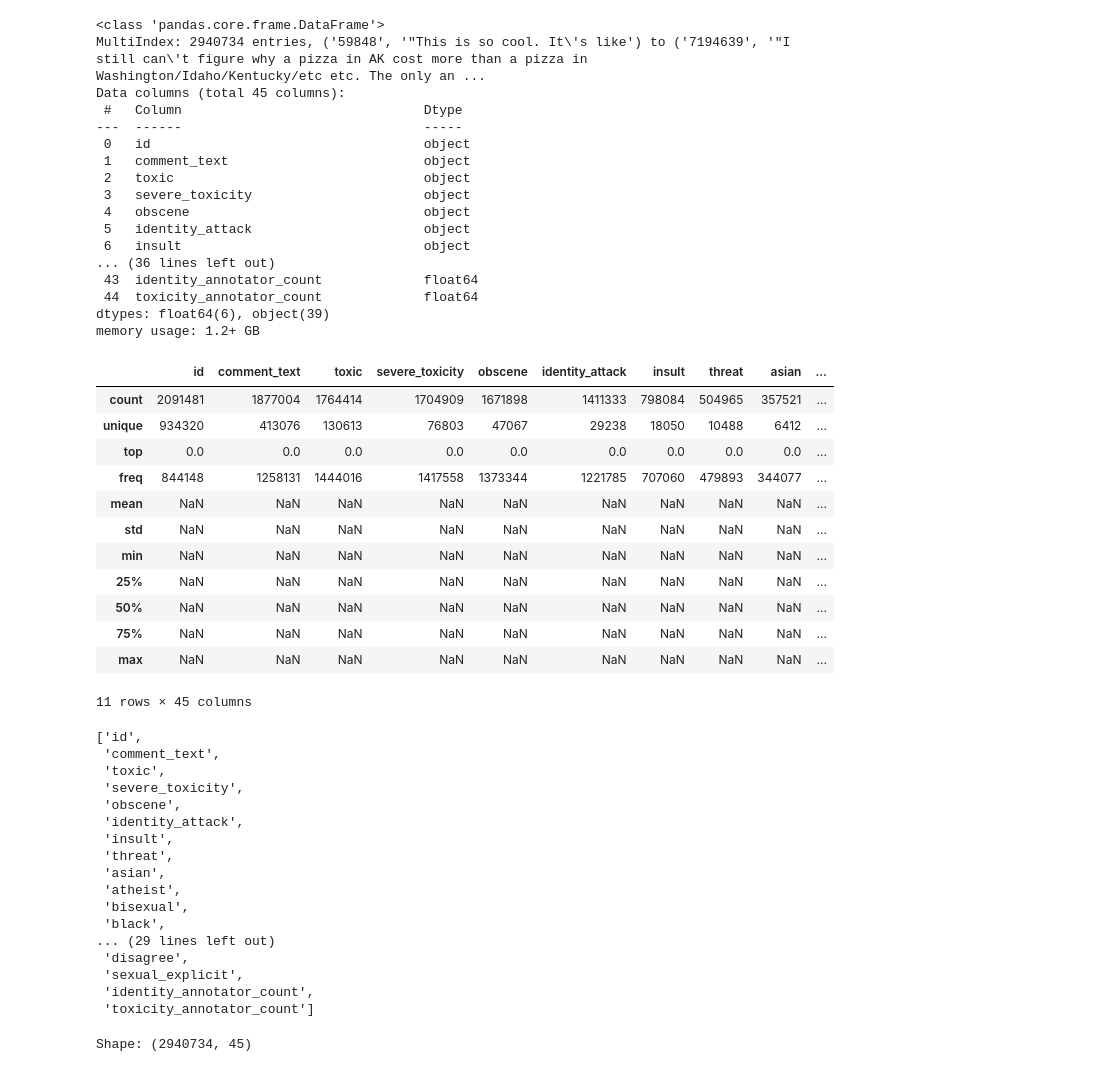
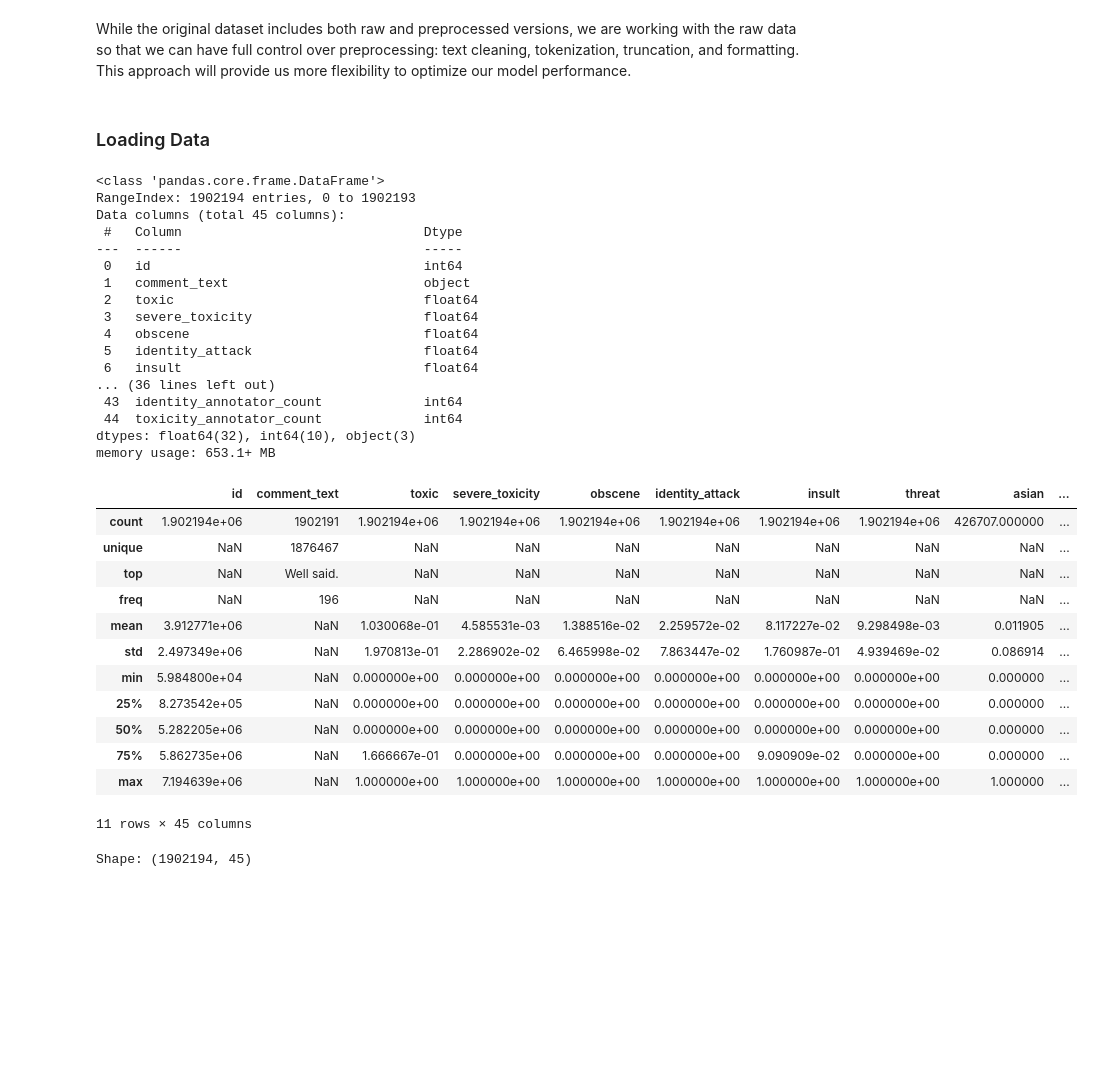
Before and after one commit to thexuanngu/toxicity, a Jupyter notebook: ms2.ipynb, the cells around one changed output. Cells and saved outputs as stored; diff of their text form; code cells hidden in the pictures; blank space fills up the shorter version.

```diff
--- a/ms2.ipynb
+++ b/ms2.ipynb
@@ -1 +20,3 @@
+# %% [markdown]
+While the original dataset includes both raw and preprocessed versions, we are working with the raw data so that we can have full control over preprocessing: text cleaning, tokenization, truncation, and formatting. This approach will provide us more flexibility to optimize our model performance.
 # %%
@@ -15,63 +34,41 @@ import os
+# %% [markdown]
+### Loading Data
 # %%
-df = pd.read_csv("data/ms2_data.csv",
-                 quoting=csv.QUOTE_NONE,
-                 on_bad_lines='skip',
-                 encoding='utf-8',
-                 engine='python')
+df = pd.read_csv("data/ms2_data.csv")
 df.info()
 df.describe(include='all')
 # %% [output]
 <class 'pandas.core.frame.DataFrame'>
-MultiIndex: 2940734 entries, ('59848', '"This is so cool. It\'s like') to ('7194639', '"I still can\'t figure why a pizza in AK cost more than a pizza in Washington/Idaho/Kentucky/etc etc. The only an ...
+RangeIndex: 1902194 entries, 0 to 1902193
 Data columns (total 45 columns):
  #   Column                               Dtype
 ---  ------                               -----
- 0   id                                   object
+ 0   id                                   int64
  1   comment_text                         object
- 2   toxic                                object
- 3   severe_toxicity                      object
- 4   obscene                              object
- 5   identity_attack                      object
- 6   insult                               object
+ 2   toxic                                float64
+ 3   severe_toxicity                      float64
+ 4   obscene                              float64
+ 5   identity_attack                      float64
+ 6   insult                               float64
 ... (36 lines left out)
- 43  identity_annotator_count             float64
- 44  toxicity_annotator_count             float64
-dtypes: float64(6), object(39)
-memory usage: 1.2+ GB
+ 43  identity_annotator_count             int64
+ 44  toxicity_annotator_count             int64
+dtypes: float64(32), int64(10), object(3)
+memory usage: 653.1+ MB
 |  | id | comment_text | toxic | severe_toxicity | obscene | identity_attack | insult | threat | asian | ... |
-| count | 2091481 | 1877004 | 1764414 | 1704909 | 1671898 | 1411333 | 798084 | 504965 | 357521 | ... |
-| unique | 934320 | 413076 | 130613 | 76803 | 47067 | 29238 | 18050 | 10488 | 6412 | ... |
-| top | 0.0 | 0.0 | 0.0 | 0.0 | 0.0 | 0.0 | 0.0 | 0.0 | 0.0 | ... |
-| freq | 844148 | 1258131 | 1444016 | 1417558 | 1373344 | 1221785 | 707060 | 479893 | 344077 | ... |
-| mean | NaN | NaN | NaN | NaN | NaN | NaN | NaN | NaN | NaN | ... |
-| std | NaN | NaN | NaN | NaN | NaN | NaN | NaN | NaN | NaN | ... |
-| min | NaN | NaN | NaN | NaN | NaN | NaN | NaN | NaN | NaN | ... |
-| 25% | NaN | NaN | NaN | NaN | NaN | NaN | NaN | NaN | NaN | ... |
-| 50% | NaN | NaN | NaN | NaN | NaN | NaN | NaN | NaN | NaN | ... |
-| 75% | NaN | NaN | NaN | NaN | NaN | NaN | NaN | NaN | NaN | ... |
-| max | NaN | NaN | NaN | NaN | NaN | NaN | NaN | NaN | NaN | ... |
+| count | 1.902194e+06 | 1902191 | 1.902194e+06 | 1.902194e+06 | 1.902194e+06 | 1.902194e+06 | 1.902194e+06 | 1.902194e+06 | 426707.000000 | ... |
+| unique | NaN | 1876467 | NaN | NaN | NaN | NaN | NaN | NaN | NaN | ... |
+| top | NaN | Well said. | NaN | NaN | NaN | NaN | NaN | NaN | NaN | ... |
+| freq | NaN | 196 | NaN | NaN | NaN | NaN | NaN | NaN | NaN | ... |
+| mean | 3.912771e+06 | NaN | 1.030068e-01 | 4.585531e-03 | 1.388516e-02 | 2.259572e-02 | 8.117227e-02 | 9.298498e-03 | 0.011905 | ... |
+| std | 2.497349e+06 | NaN | 1.970813e-01 | 2.286902e-02 | 6.465998e-02 | 7.863447e-02 | 1.760987e-01 | 4.939469e-02 | 0.086914 | ... |
+| min | 5.984800e+04 | NaN | 0.000000e+00 | 0.000000e+00 | 0.000000e+00 | 0.000000e+00 | 0.000000e+00 | 0.000000e+00 | 0.000000 | ... |
+| 25% | 8.273542e+05 | NaN | 0.000000e+00 | 0.000000e+00 | 0.000000e+00 | 0.000000e+00 | 0.000000e+00 | 0.000000e+00 | 0.000000 | ... |
+| 50% | 5.282205e+06 | NaN | 0.000000e+00 | 0.000000e+00 | 0.000000e+00 | 0.000000e+00 | 0.000000e+00 | 0.000000e+00 | 0.000000 | ... |
+| 75% | 5.862735e+06 | NaN | 1.666667e-01 | 0.000000e+00 | 0.000000e+00 | 0.000000e+00 | 9.090909e-02 | 0.000000e+00 | 0.000000 | ... |
+| max | 7.194639e+06 | NaN | 1.000000e+00 | 1.000000e+00 | 1.000000e+00 | 1.000000e+00 | 1.000000e+00 | 1.000000e+00 | 1.000000 | ... |
 11 rows × 45 columns
-# %%
-df.columns.tolist()
-# %% [output]
-['id',
- 'comment_text',
- 'toxic',
- 'severe_toxicity',
- 'obscene',
- 'identity_attack',
- 'insult',
- 'threat',
- 'asian',
- 'atheist',
- 'bisexual',
- 'black',
-... (29 lines left out)
- 'disagree',
- 'sexual_explicit',
- 'identity_annotator_count',
- 'toxicity_annotator_count']
 # %%
 print("Shape:", df.shape)
 # %% [output]
-Shape: (2940734, 45)
+Shape: (1902194, 45)
```
Also changed, not shown: parts of 33 cells of this notebook, 3 other files.
